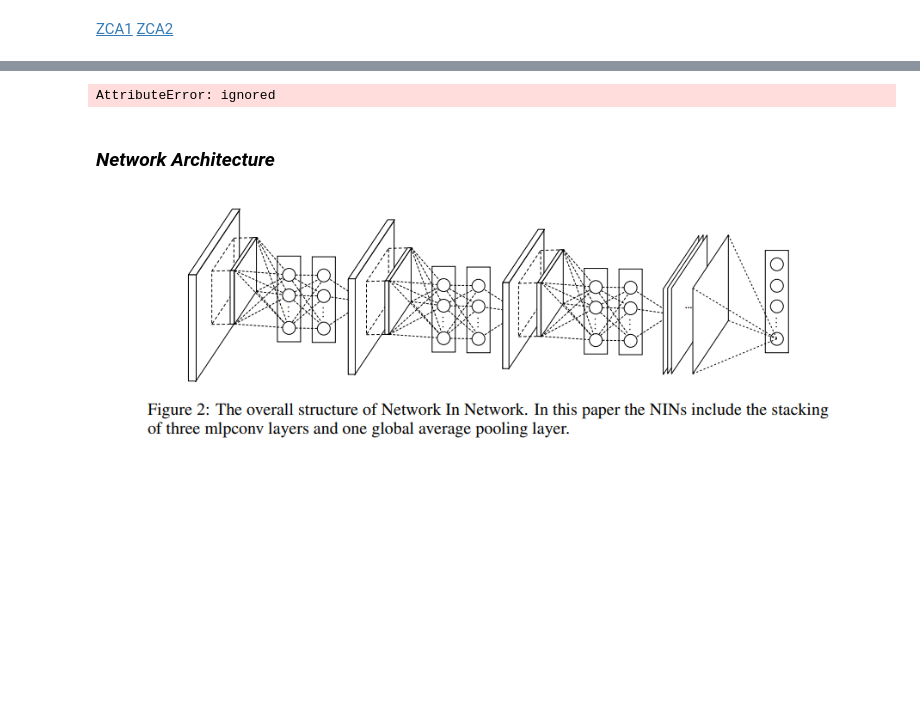
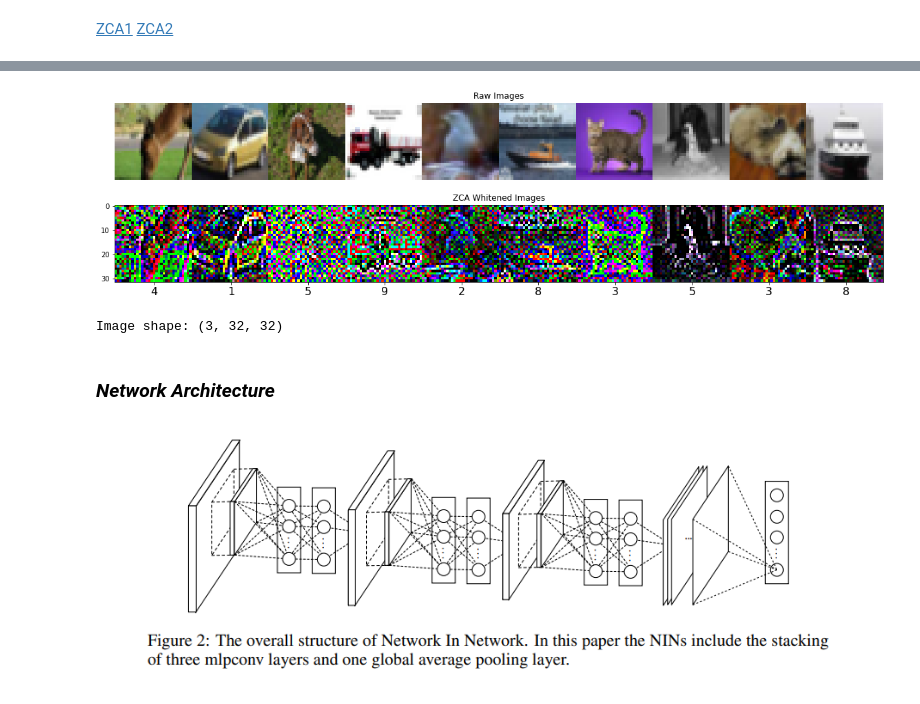
Before and after one commit to kevinkevin556/Dlchemist, a Jupyter notebook: nin2.ipynb, the cells around one changed output, grey strips where cells are left out. Saved outputs shown, nothing was run; the diff lists cells and outputs as text; code cells hidden in the pictures; blank space fills up the shorter version.

```diff
--- a/nin2.ipynb
+++ b/nin2.ipynb
@@ -71,5 +53,3 @@ K2 @ V.T
-# %%
-W = V @  np.diag(L**(-0.5)) @ V.T
 # %%
 from torch.utils.data import Dataset, Subset
 from torchvision.datasets import CIFAR10
@@ -128,17 +114,12 @@ valid_size = total_size // 10
 rng = np.random.default_rng(42)
 indices = rng.permutation(total_size)
 
-train_dataset = CIFAR10Dataset(
-    train = True,
-    index = indices[0:5]
-)
+train_dataset = CIFAR10Dataset(train=True, index=indices[:-valid_size])
+mean = train_dataset.mean
+W = train_dataset.W
 
-valid_dataset = CIFAR10Dataset(
-    train = True,
-    index = indices[5:10]
-)
-
-# test_dataset = CIFAR10Dataset(train=False, index=index[0:5])
+valid_dataset = CIFAR10Dataset(train=True, mean=mean, W=W, index=indices[-valid_size:])
+test_dataset = CIFAR10Dataset(train=False, mean=mean, W=W)
 
 
 print("\nData Size:")
@@ -156,24 +146,33 @@ NameError: ignored
 # %%
 import matplotlib.pyplot as plt
 
-# Raw Images
-n_view = 3
+n_view = 10
+
+sample_raw_images = [train_dataset.data[i] for i in range(n_view)]
 sample_images = [train_dataset[i][0] for i in range(n_view)]
 sample_targets = [train_dataset[i][1] for i in range(n_view)]
-s = ToPILImage()(torch.dstack(sample_images))
-print(sample_targets)
+
+rimg = np.hstack(sample_raw_images)
+img = ToPILImage()(torch.dstack(sample_images))
+
+fig, ax = plt.subplots(2, 1, figsize=(20, 5))
+ax[0].imshow(rimg)
+ax[0].set_title("Raw Images")
+ax[0].axis('off')
+
+ax[1].imshow(img)
+ax[1].set_title("ZCA Whitened Images")
+ax[1].set_xticks(ticks=np.array(range(10))*32+16)
+ax[1].set_xticklabels(sample_targets, {'fontsize':16})
+plt.show()
+plt.close()
+
 
 image_shape = tuple(sample_images[0].shape)
 print("\nImage shape:", image_shape)
-
-
-plt.figure(figsize=(8,8))
-plt.imshow(s)
-plt.axis('off')
-plt.show()
-plt.close()
 # %% [output]
+[figure, added]
-AttributeError: ignored
+Image shape: (3, 32, 32)
 # %%
 from torch.utils.data import DataLoader
 train_dataloader = DataLoader(train_dataset, batch_size=128, shuffle=True, pin_memory=True)
```
Also changed, not shown: parts of 7 cells of this notebook.
